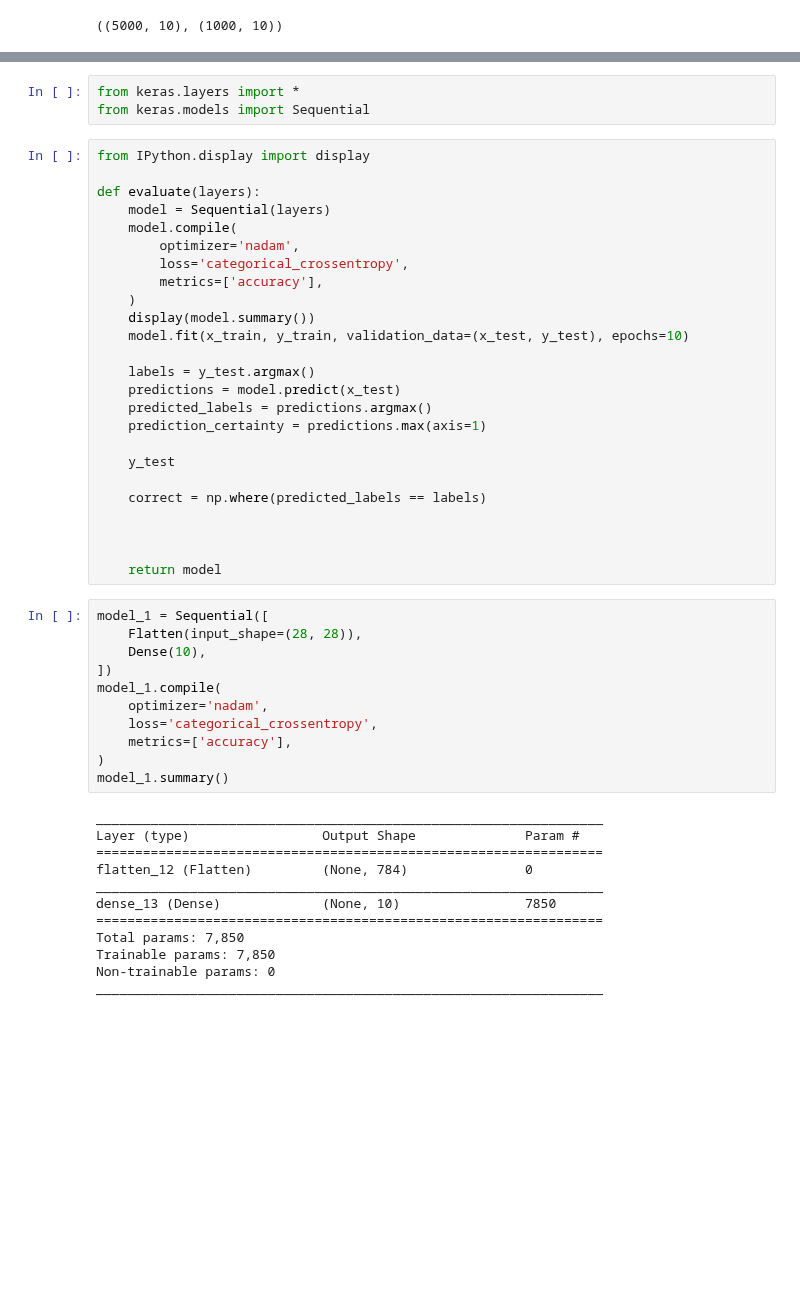
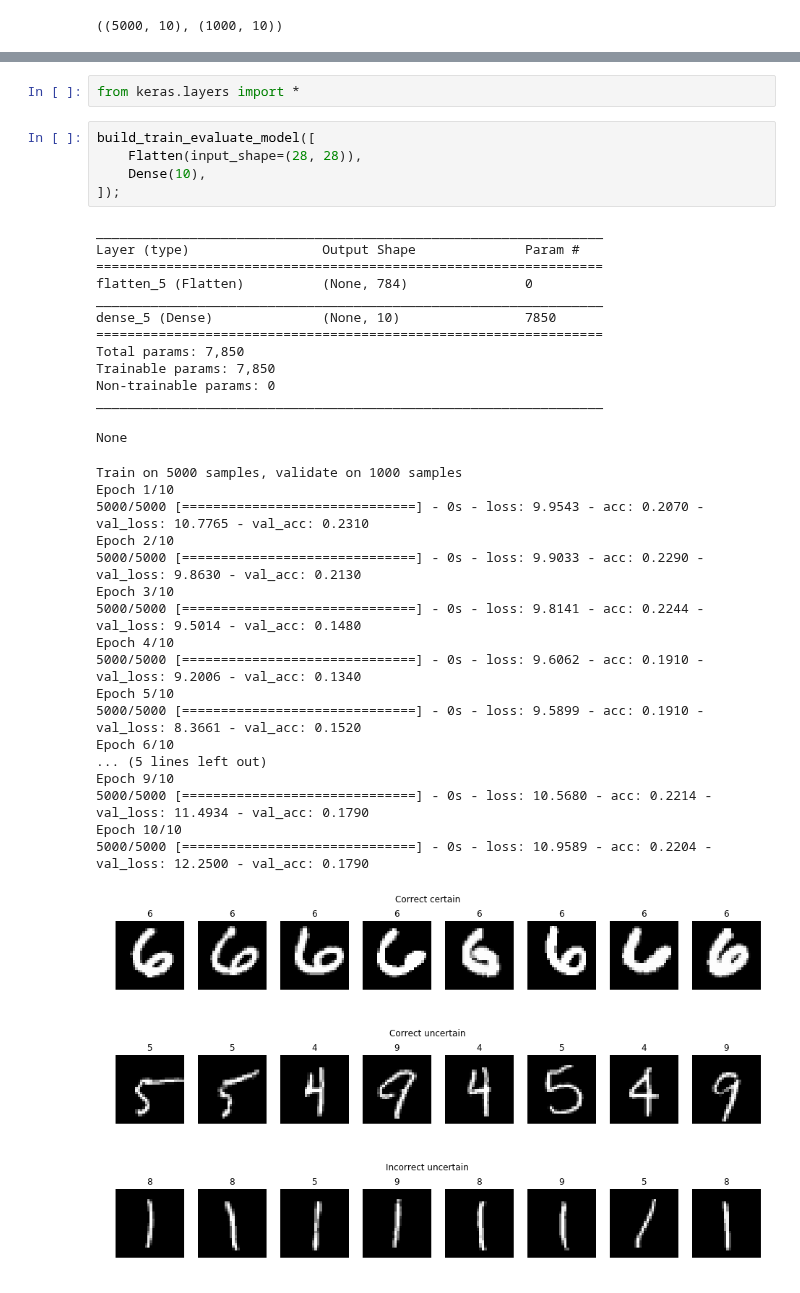
Before and after one commit to mskrajnowski/2017-ml-lunch, a Jupyter notebook: mnist.ipynb, the cells around one changed output, grey strips where cells are left out. Drawn from its saved outputs; the diff is of its cells as text; blank space fills up the shorter version.

```diff
--- a/mnist.ipynb
+++ b/mnist.ipynb
@@ -45,51 +116,40 @@ display_batch(x_train, y_train)
 # %%
 from keras.layers import *
-from keras.models import Sequential
-# %%
-from IPython.display import display
-
-def evaluate(layers):
-    model = Sequential(layers)
-    model.compile(
-        optimizer='nadam',
-        loss='categorical_crossentropy',
-        metrics=['accuracy'],
-    )
-    display(model.summary())
-    model.fit(x_train, y_train, validation_data=(x_test, y_test), epochs=10)
-
-    labels = y_test.argmax()
-    predictions = model.predict(x_test)
-    predicted_labels = predictions.argmax()
-    prediction_certainty = predictions.max(axis=1)
-
-    y_test
-
-    correct = np.where(predicted_labels == labels)
-
-
-
-    return model
 # %%
-model_1 = Sequential([
+build_train_evaluate_model([
     Flatten(input_shape=(28, 28)),
     Dense(10),
-])
-model_1.compile(
-    optimizer='nadam',
-    loss='categorical_crossentropy',
-    metrics=['accuracy'],
-)
-model_1.summary()
+]);
 # %% [output]
 _________________________________________________________________
 Layer (type)                 Output Shape              Param #
 =================================================================
-flatten_12 (Flatten)         (None, 784)               0
+flatten_5 (Flatten)          (None, 784)               0
 _________________________________________________________________
-dense_13 (Dense)             (None, 10)                7850
+dense_5 (Dense)              (None, 10)                7850
 =================================================================
 Total params: 7,850
 Trainable params: 7,850
 Non-trainable params: 0
 _________________________________________________________________
+None
+Train on 5000 samples, validate on 1000 samples
+Epoch 1/10
+5000/5000 [==============================] - 0s - loss: 9.9543 - acc: 0.2070 - val_loss: 10.7765 - val_acc: 0.2310
+Epoch 2/10
+5000/5000 [==============================] - 0s - loss: 9.9033 - acc: 0.2290 - val_loss: 9.8630 - val_acc: 0.2130
+Epoch 3/10
+5000/5000 [==============================] - 0s - loss: 9.8141 - acc: 0.2244 - val_loss: 9.5014 - val_acc: 0.1480
+Epoch 4/10
+5000/5000 [==============================] - 0s - loss: 9.6062 - acc: 0.1910 - val_loss: 9.2006 - val_acc: 0.1340
+Epoch 5/10
+5000/5000 [==============================] - 0s - loss: 9.5899 - acc: 0.1910 - val_loss: 8.3661 - val_acc: 0.1520
+Epoch 6/10
+... (5 lines left out)
+Epoch 9/10
+5000/5000 [==============================] - 0s - loss: 10.5680 - acc: 0.2214 - val_loss: 11.4934 - val_acc: 0.1790
+Epoch 10/10
+5000/5000 [==============================] - 0s - loss: 10.9589 - acc: 0.2204 - val_loss: 12.2500 - val_acc: 0.1790
+[figure, added]
+[figure, added]
+[figure, added]
```
Also changed, not shown: parts of 26 cells of this notebook.
